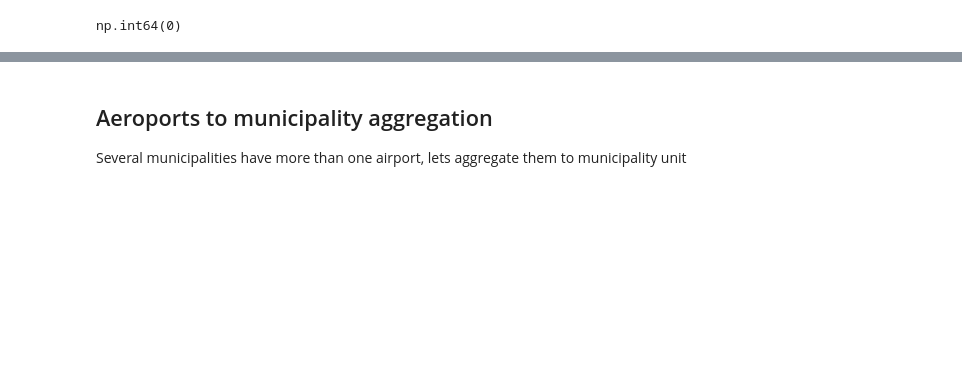
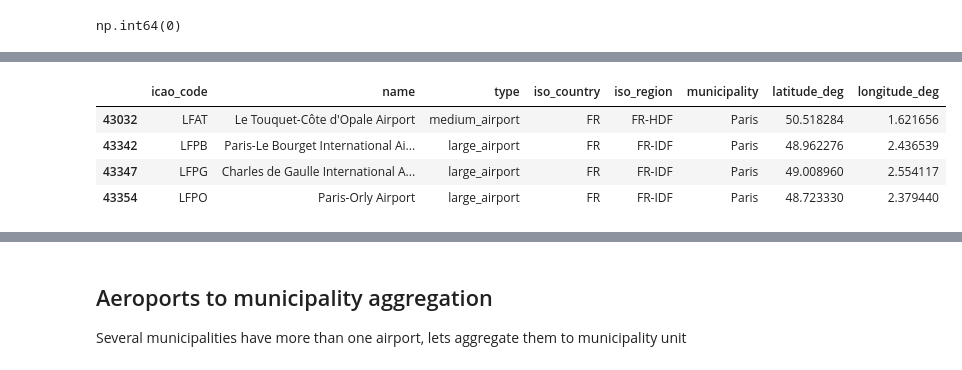
Before and after one commit to sblenlkj/eu_flights, a Jupyter notebook: eu_flights_data_collection.ipynb, the cells around one changed output, grey strips where cells are left out. Saved outputs shown, nothing was run; the diff lists cells and outputs as text; code cells hidden in the pictures; blank space fills up the shorter version.

```diff
--- a/eu_flights_data_collection.ipynb
+++ b/eu_flights_data_collection.ipynb
@@ -42,0 +111,9 @@ np.int64(0)
+# %%
+eu_aeroports_df.loc[eu_aeroports_df[paris_mask].index, "municipality"] = "Paris"
+eu_aeroports_df[paris_mask]
+# %% [output]
+|  | icao_code | name | type | iso_country | iso_region | municipality | latitude_deg | longitude_deg |
+| 43032 | LFAT | Le Touquet-Côte d'Opale Airport | medium_airport | FR | FR-HDF | Paris | 50.518284 | 1.621656 |
+| 43342 | LFPB | Paris-Le Bourget International Ai... | large_airport | FR | FR-IDF | Paris | 48.962276 | 2.436539 |
+| 43347 | LFPG | Charles de Gaulle International A... | large_airport | FR | FR-IDF | Paris | 49.008960 | 2.554117 |
+| 43354 | LFPO | Paris-Orly Airport | large_airport | FR | FR-IDF | Paris | 48.723330 | 2.379440 |
```
Also changed, not shown: parts of 84 cells of this notebook, 29 other files.
